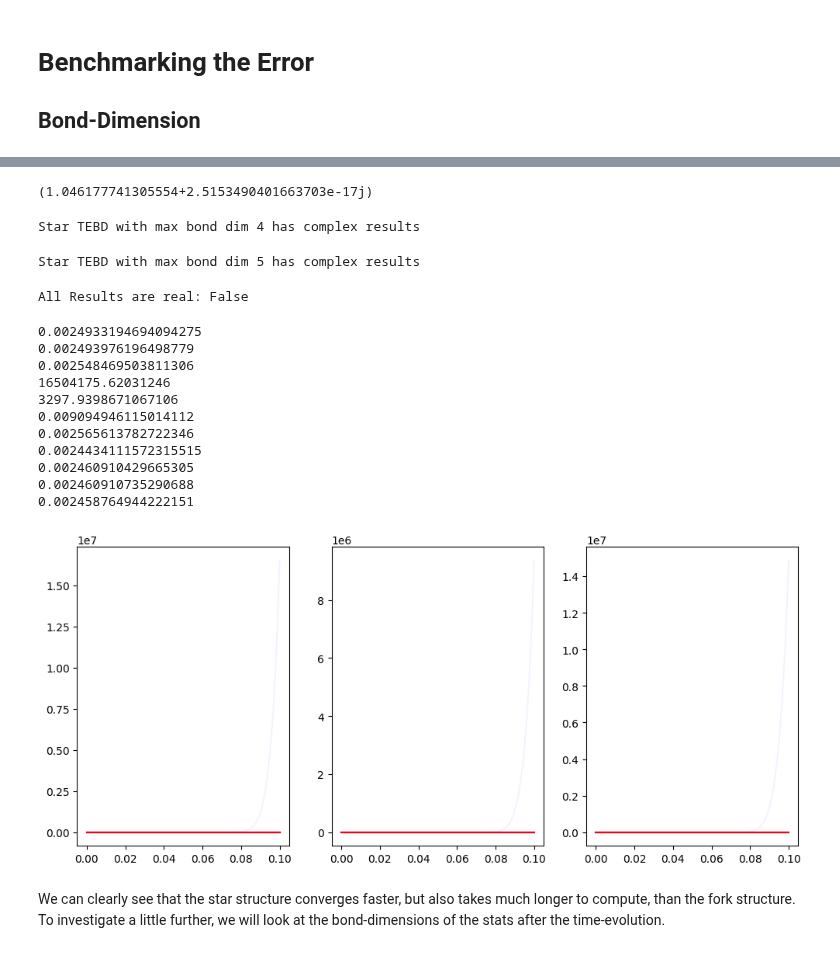
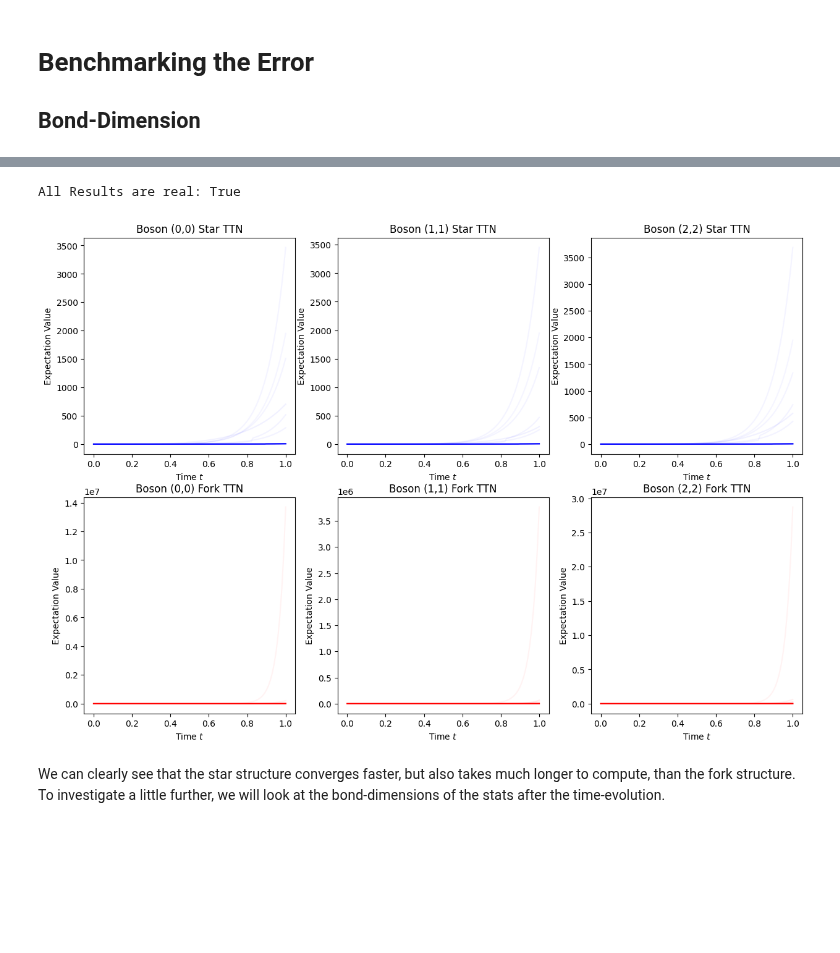
Before and after one commit to Drachier/PyTreeNet, a Jupyter notebook: example_notebooks/tebd/bosonic_tree_tebd.ipynb, the cells around one changed output, grey strips where cells are left out. Cells and saved outputs as stored; diff of their text form; code cells hidden in the pictures; blank space fills up the shorter version.

```diff
--- a/example_notebooks/tebd/bosonic_tree_tebd.ipynb
+++ b/example_notebooks/tebd/bosonic_tree_tebd.ipynb
@@ -51,7 +51,7 @@ Initial bosonic state: [1.+0.j 0.+0.j 0.+0.j]
 # We can also initialise dictionaries representing the operators in the Hamiltonian
 # For now we assume all constants for every bosonic system to be the same
 momega = 3
-g = 0.5
+g = 1
 mJ = -2
 
 X, _, Z = ptn.pauli_matrices()
@@ -240,10 +240,12 @@ for s in range(num_spins):
     operators.extend([{"boson" + str(s) + "_" + str(b): number_op} for b in range(num_bosons_per_spin)])
 
 # Initialising TEBDs
-star_TEBD = ptn.TEBD(deepcopy(star_tree_network), splitting_star_structure, time_step_size, final_time,
-                    operators=operators, max_bond_dim=max_bond_dim)
-fork_TEBD = ptn.TEBD(deepcopy(fork_tree_network), splitting_fork_structure, time_step_size, final_time,
-                    operators=operators, max_bond_dim=max_bond_dim)
+star_TEBD = ptn.TEBD(deepcopy(star_tree_network), splitting_star_structure,
+                     time_step_size, final_time,
+                     operators=operators, max_bond_dim=max_bond_dim)
+fork_TEBD = ptn.TEBD(deepcopy(fork_tree_network), splitting_fork_structure,
+                     time_step_size, final_time,
+                     operators=operators, max_bond_dim=max_bond_dim)
 # %%
 star_TEBD.run()
 fork_TEBD.run()
@@ -339,8 +329,3 @@ plt.plot(test_star.times(), test_star.operator_results(realise=True)[-1])
-# %%
-np.max(np.real(test_star.operator_results()))
-test_star.state.scalar_product()
-# %% [output]
-(1.046177741305554+2.5153490401663703e-17j)
 # %%
 max_bond_list = [1,2,3,4,5,8,10,12,15,20,25]
 star_results = []
@@ -370,36 +355,27 @@ for max_bond_dim in tqdm(max_bond_list):
 times = star_TEBD.times()
 print(f"All Results are real: {all_real}")
 # %% [output]
-Star TEBD with max bond dim 4 has complex results
+All Results are real: True
-Star TEBD with max bond dim 5 has complex results
-All Results are real: False
-# %%
-for result in star_results:
-    print(result[num_spins+1][-1])
-# %% [output]
-0.0024933194694094275
-0.002493976196498779
-0.002548469503811306
-16504175.62031246
-3297.9398671067106
-0.009094946115014112
-0.002565613782722346
-0.0024434111572315515
-0.002460910429665305
-0.002460910735290688
-0.002458764944222151
 # %%
-fig_db, axs_bd = plt.subplots(1, 3, figsize=(12,5))
+fig_db, axs_bd = plt.subplots(2, 3, figsize=(15,10))
 
 sb_list = [(0,0),(1,1),(2,2)]
 for i, sb in enumerate(sb_list):
     for j, max_bd in enumerate(max_bond_list):
-        axs_bd[i].plot(times, star_results[j][num_spins+sb[0]*num_bosons_per_spin+sb[1]+1],
-                       color="b",alpha=1/(max_bond_list[-1]+1-max_bd))
-        axs_bd[i].plot(times, fork_results[j][num_spins+sb[0]*num_bosons_per_spin+sb[1]+1],
-                       color="r",alpha=1/(max_bond_list[-1]+1-max_bd))
+        axs_bd[0,i].plot(times, star_results[j][num_spins+sb[0]*num_bosons_per_spin+sb[1]+1],
+                         color="b",alpha=1/(max_bond_list[-1]+1-max_bd))
+        axs_bd[1,i].plot(times, fork_results[j][num_spins+sb[0]*num_bosons_per_spin+sb[1]+1],
+                         color="r",alpha=1/(max_bond_list[-1]+1-max_bd))
+    axs_bd[0,i].set_title(f"Boson ({sb[0]},{sb[1]}) Star TTN")
+    axs_bd[0,i].set_xlabel("Time $t$")
+    axs_bd[0,i].set_ylabel("Expectation Value")
+    axs_bd[1,i].set_title(f"Boson ({sb[0]},{sb[1]}) Fork TTN")
+    axs_bd[1,i].set_xlabel("Time $t$")
+    axs_bd[1,i].set_ylabel("Expectation Value")
+
+plt.show()
 # %% [output]
-[figure, old version]
+[figure, new version]
 # %%
 def extract_bond_dim(tebd_list):
     """
```
Also changed, not shown: parts of 5 cells of this notebook.
